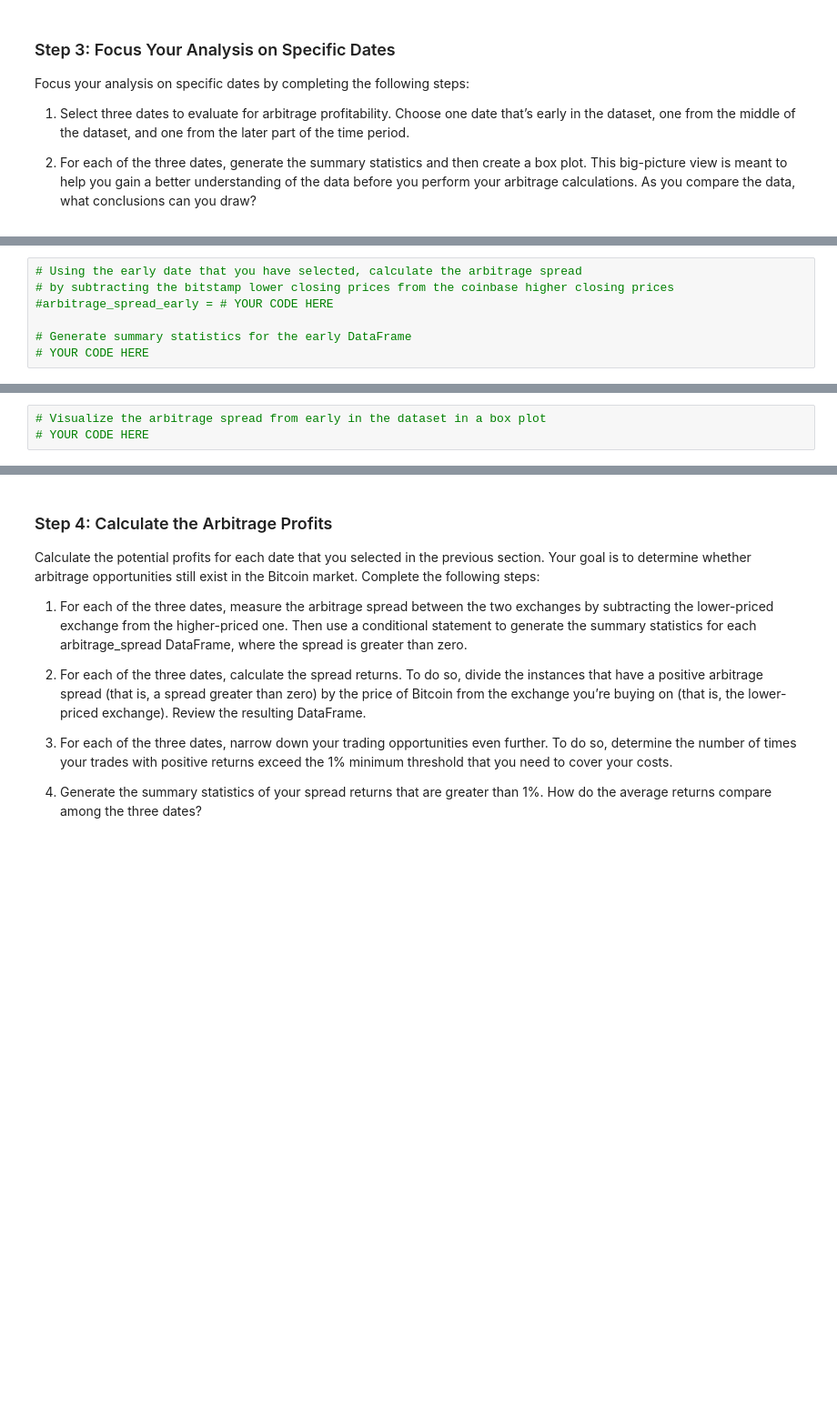
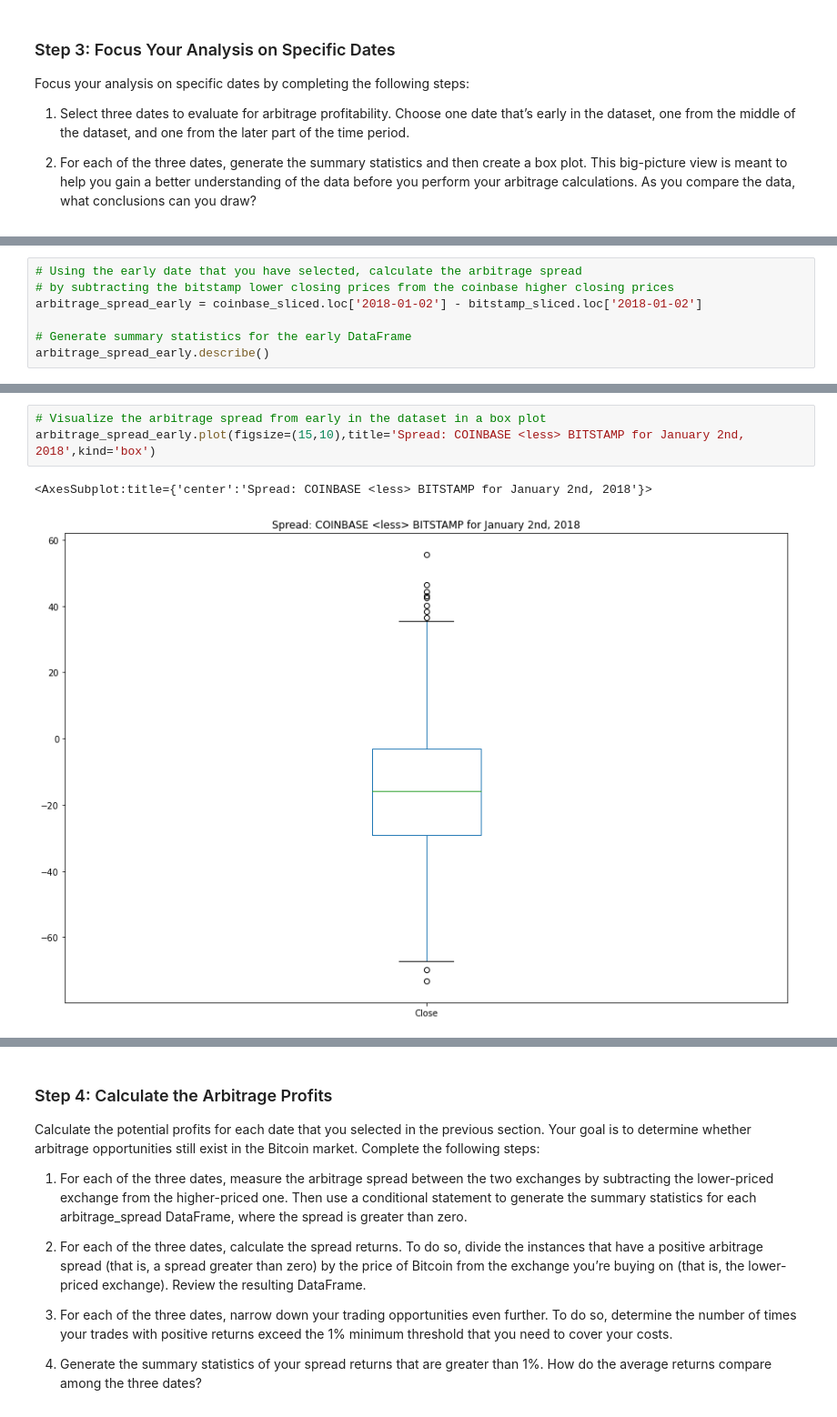
Before and after one commit to ForrestSurles/Bitcoin_Exchange_Arbitrage_Analysis, a Jupyter notebook: crypto_arbitrage.ipynb, the cells around one changed output, grey strips where cells are left out. Shown at 91% size. Saved outputs shown, nothing was run; the diff lists cells and outputs as text; blank space fills up the shorter version.

```diff
--- a/crypto_arbitrage.ipynb
+++ b/crypto_arbitrage.ipynb
@@ -352,7 +356,7 @@ Focus your analysis on specific dates by completing the following steps:
 # %%
 # Using the early date that you have selected, calculate the arbitrage spread
 # by subtracting the bitstamp lower closing prices from the coinbase higher closing prices
-#arbitrage_spread_early = # YOUR CODE HERE
+arbitrage_spread_early = coinbase_sliced.loc['2018-01-02'] - bitstamp_sliced.loc['2018-01-02']
 
 # Generate summary statistics for the early DataFrame
-# YOUR CODE HERE
+arbitrage_spread_early.describe()
@@ -359,6 +373,9 @@ Focus your analysis on specific dates by completing the following steps:
 # %%
 # Visualize the arbitrage spread from early in the dataset in a box plot
-# YOUR CODE HERE
+arbitrage_spread_early.plot(figsize=(15,10),title='Spread: COINBASE <less> BITSTAMP for January 2nd, 2018',kind='box')
+# %% [output]
+<AxesSubplot:title={'center':'Spread: COINBASE <less> BITSTAMP for January 2nd, 2018'}>
+[figure, added]
 # %%
 # Create an overlay plot that visualizes the two dataframes over a period of one day from the middle of the dataset.
 # Be sure that the plots include the parameters `legend`, `figsize`, `title`, `color` and `label`
```
Also changed, not shown: parts of 11 cells of this notebook.
